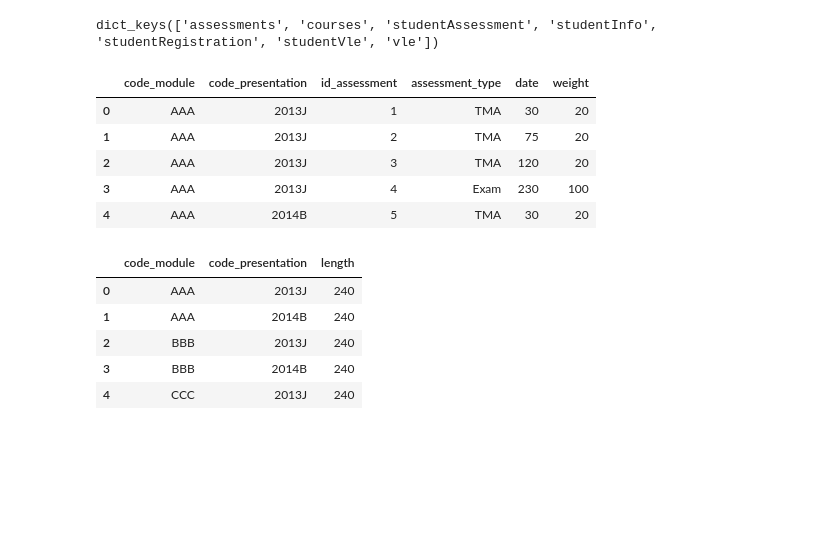
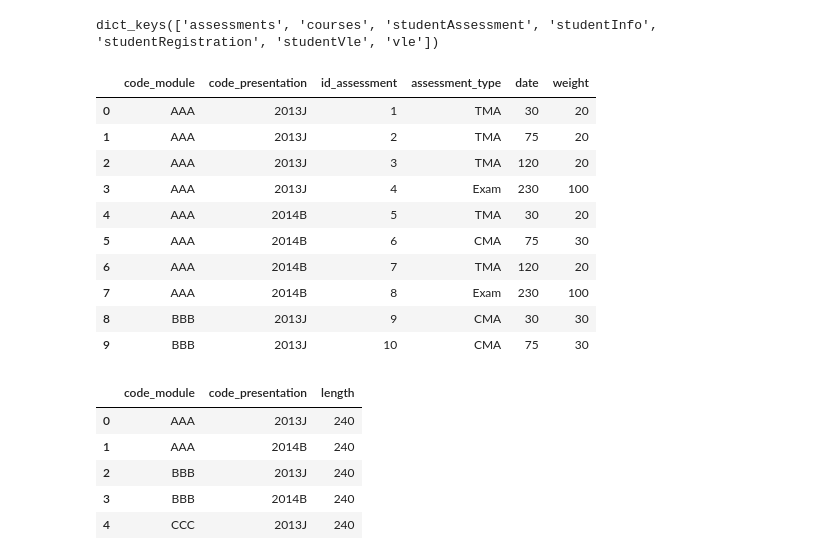
Before and after one commit to AndaniAfrica/data_science_assesment, a Jupyter notebook: assessment_notebook.ipynb, the cells around one changed output. Drawn from its saved outputs; the diff is of its cells as text; code cells hidden in the pictures; blank space fills up the shorter version.

```diff
--- a/assessment_notebook.ipynb
+++ b/assessment_notebook.ipynb
@@ -23,14 +24,19 @@ dataframes.keys()
 # %% [output]
 dict_keys(['assessments', 'courses', 'studentAssessment', 'studentInfo', 'studentRegistration', 'studentVle', 'vle'])
 # %%
-dataframes['assessments'].head()
+dataframes['assessments'].head(10)
 # %% [output]
 |  | code_module | code_presentation | id_assessment | assessment_type | date | weight |
 | 0 | AAA | 2013J | 1 | TMA | 30 | 20 |
 | 1 | AAA | 2013J | 2 | TMA | 75 | 20 |
 | 2 | AAA | 2013J | 3 | TMA | 120 | 20 |
 | 3 | AAA | 2013J | 4 | Exam | 230 | 100 |
 | 4 | AAA | 2014B | 5 | TMA | 30 | 20 |
+| 5 | AAA | 2014B | 6 | CMA | 75 | 30 |
+| 6 | AAA | 2014B | 7 | TMA | 120 | 20 |
+| 7 | AAA | 2014B | 8 | Exam | 230 | 100 |
+| 8 | BBB | 2013J | 9 | CMA | 30 | 30 |
+| 9 | BBB | 2013J | 10 | CMA | 75 | 30 |
 # %%
 dataframes['courses'].head()
 # %% [output]
```
Also changed, not shown: parts of 52 cells of this notebook.
